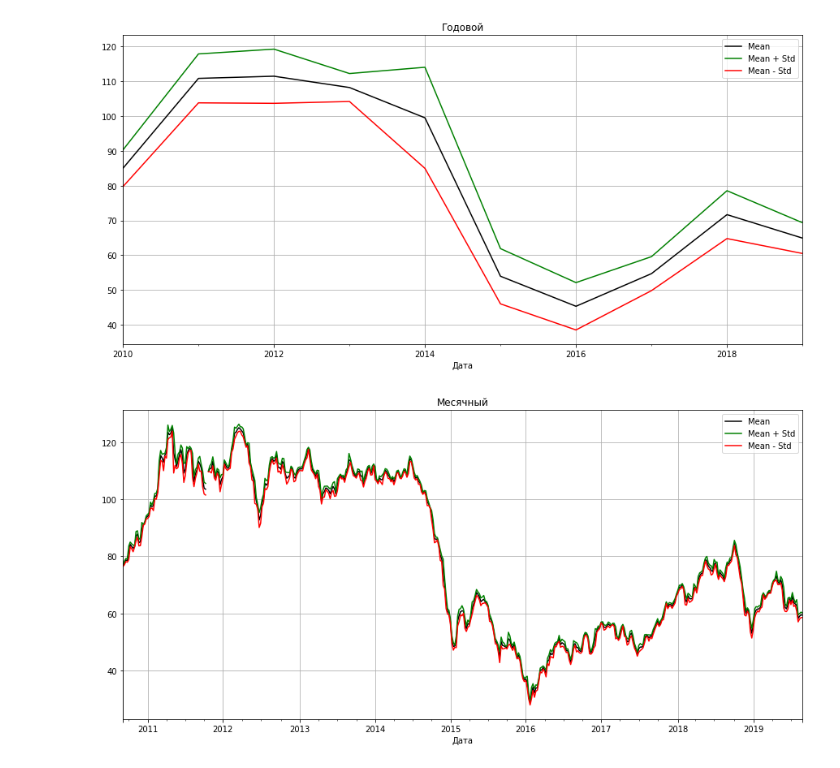
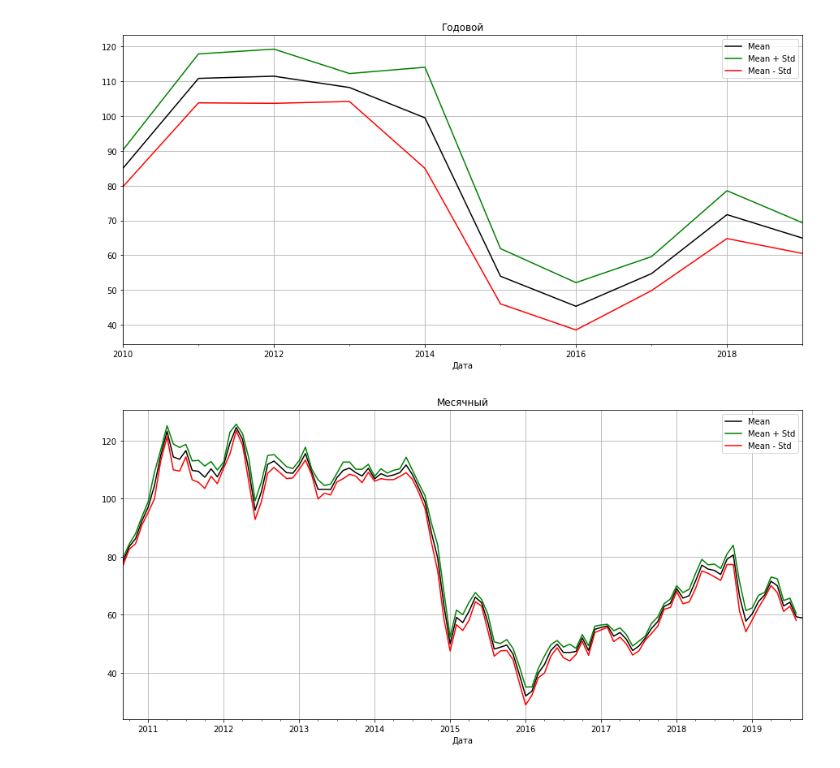
Before and after one commit to fogugy/gb_ml_bysiness, a Jupyter notebook: hw1_brent.ipynb, the cells around one changed output. Saved outputs shown, nothing was run; the diff lists cells and outputs as text; code cells hidden in the pictures.

```diff
--- a/hw1_brent.ipynb
+++ b/hw1_brent.ipynb
@@ -44,9 +84,9 @@ plot_with_std(df_y_mean, df_y_std, 'Годовой')
 # %% [output]
 [figure]
 # %%
-plot_with_std(df_w_mean, df_w_std, 'Месячный')
+plot_with_std(df_m_mean, df_m_std, 'Месячный')
 # %% [output]
-[figure, old version]
+[figure, new version]
 # %%
 plot_with_std(df_w_mean, df_w_std, 'Недельный')
 # %% [output]
```
Also changed, not shown: parts of 8 cells of this notebook, 1 other file.
